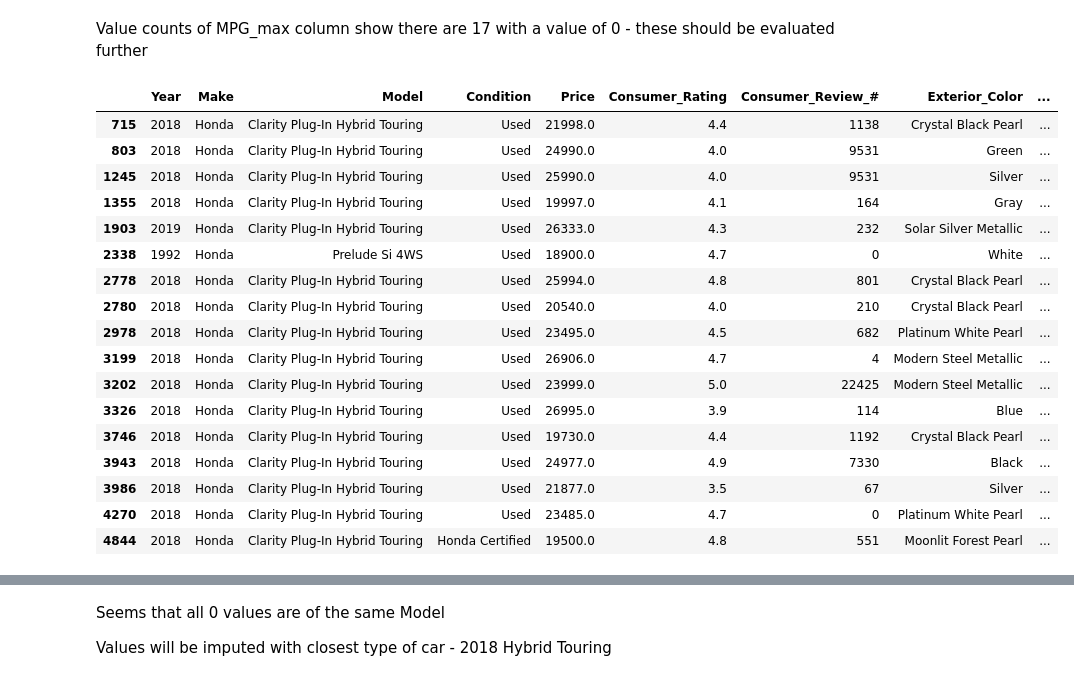
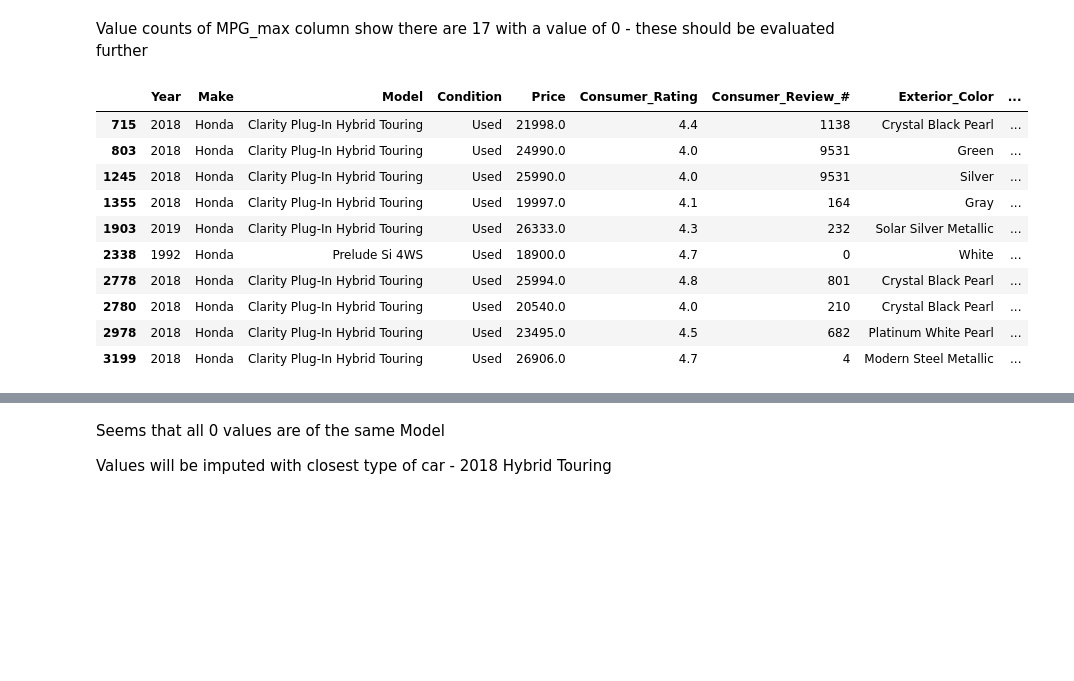
Before and after one commit to Dejanraic/Honda-Linear-Regression-Analysis, a Jupyter notebook: Honda-Linear-Regression-Analysis.ipynb, the cells around one changed output, grey strips where cells are left out. Saved outputs shown, nothing was run; the diff lists cells and outputs as text; code cells hidden in the pictures; blank space fills up the shorter version.

```diff
--- a/Honda-Linear-Regression-Analysis.ipynb
+++ b/Honda-Linear-Regression-Analysis.ipynb
@@ -285,25 +279,18 @@ Name: MPG_max, dtype: int64
 # %% [markdown]
 Value counts of MPG_max column show there are 17 with a value of 0 - these should be evaluated further
 # %%
-honda_data[honda_data.MPG_max == 0]
+honda_data[honda_data.MPG_max == 0].head(10)
 # %% [output]
 |  | Year | Make | Model | Condition | Price | Consumer_Rating | Consumer_Review_# | Exterior_Color | ... |
 | 715 | 2018 | Honda | Clarity Plug-In Hybrid Touring | Used | 21998.0 | 4.4 | 1138 | Crystal Black Pearl | ... |
 | 803 | 2018 | Honda | Clarity Plug-In Hybrid Touring | Used | 24990.0 | 4.0 | 9531 | Green | ... |
 | 1245 | 2018 | Honda | Clarity Plug-In Hybrid Touring | Used | 25990.0 | 4.0 | 9531 | Silver | ... |
 | 1355 | 2018 | Honda | Clarity Plug-In Hybrid Touring | Used | 19997.0 | 4.1 | 164 | Gray | ... |
 | 1903 | 2019 | Honda | Clarity Plug-In Hybrid Touring | Used | 26333.0 | 4.3 | 232 | Solar Silver Metallic | ... |
 | 2338 | 1992 | Honda | Prelude Si 4WS | Used | 18900.0 | 4.7 | 0 | White | ... |
 | 2778 | 2018 | Honda | Clarity Plug-In Hybrid Touring | Used | 25994.0 | 4.8 | 801 | Crystal Black Pearl | ... |
 | 2780 | 2018 | Honda | Clarity Plug-In Hybrid Touring | Used | 20540.0 | 4.0 | 210 | Crystal Black Pearl | ... |
 | 2978 | 2018 | Honda | Clarity Plug-In Hybrid Touring | Used | 23495.0 | 4.5 | 682 | Platinum White Pearl | ... |
 | 3199 | 2018 | Honda | Clarity Plug-In Hybrid Touring | Used | 26906.0 | 4.7 | 4 | Modern Steel Metallic | ... |
-| 3202 | 2018 | Honda | Clarity Plug-In Hybrid Touring | Used | 23999.0 | 5.0 | 22425 | Modern Steel Metallic | ... |
-| 3326 | 2018 | Honda | Clarity Plug-In Hybrid Touring | Used | 26995.0 | 3.9 | 114 | Blue | ... |
-| 3746 | 2018 | Honda | Clarity Plug-In Hybrid Touring | Used | 19730.0 | 4.4 | 1192 | Crystal Black Pearl | ... |
-| 3943 | 2018 | Honda | Clarity Plug-In Hybrid Touring | Used | 24977.0 | 4.9 | 7330 | Black | ... |
-| 3986 | 2018 | Honda | Clarity Plug-In Hybrid Touring | Used | 21877.0 | 3.5 | 67 | Silver | ... |
-| 4270 | 2018 | Honda | Clarity Plug-In Hybrid Touring | Used | 23485.0 | 4.7 | 0 | Platinum White Pearl | ... |
-| 4844 | 2018 | Honda | Clarity Plug-In Hybrid Touring | Honda Certified | 19500.0 | 4.8 | 551 | Moonlit Forest Pearl | ... |
 # %%
 hybrid_touring_MPG_df = honda_data[honda_data.Model.str.contains('Hybrid') & honda_data.Model.str.contains('Touring')].reset_index()
```
Also changed, not shown: parts of 2 cells of this notebook.
